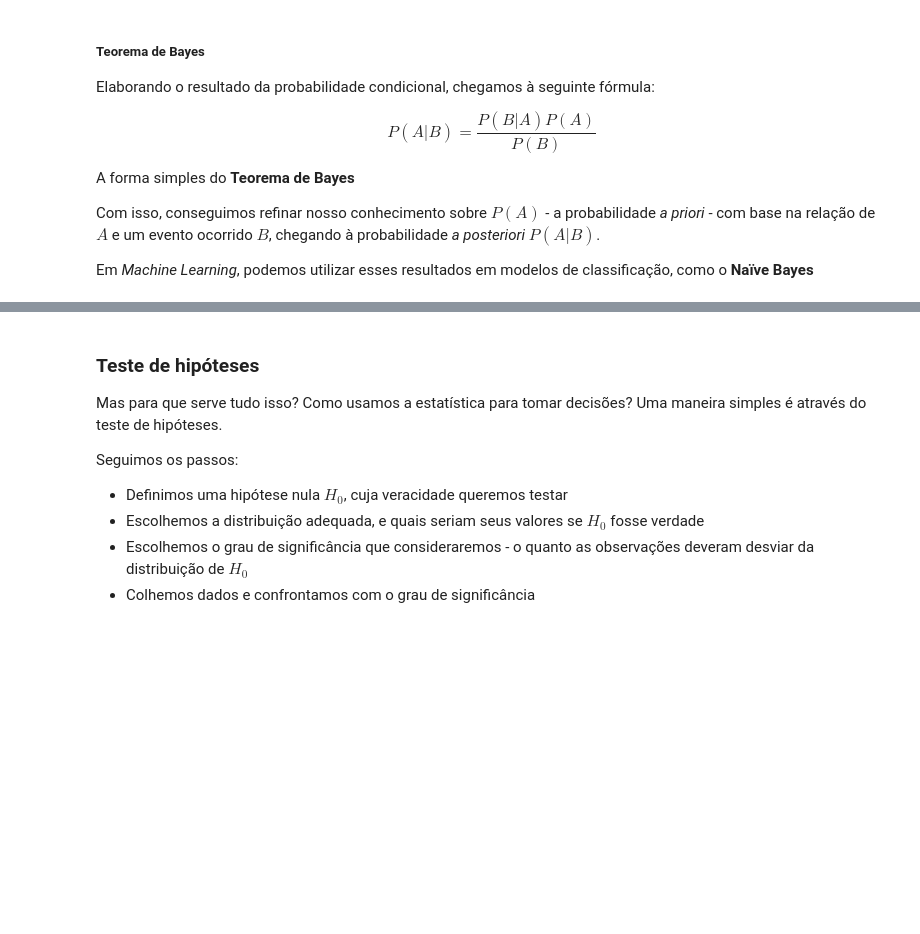
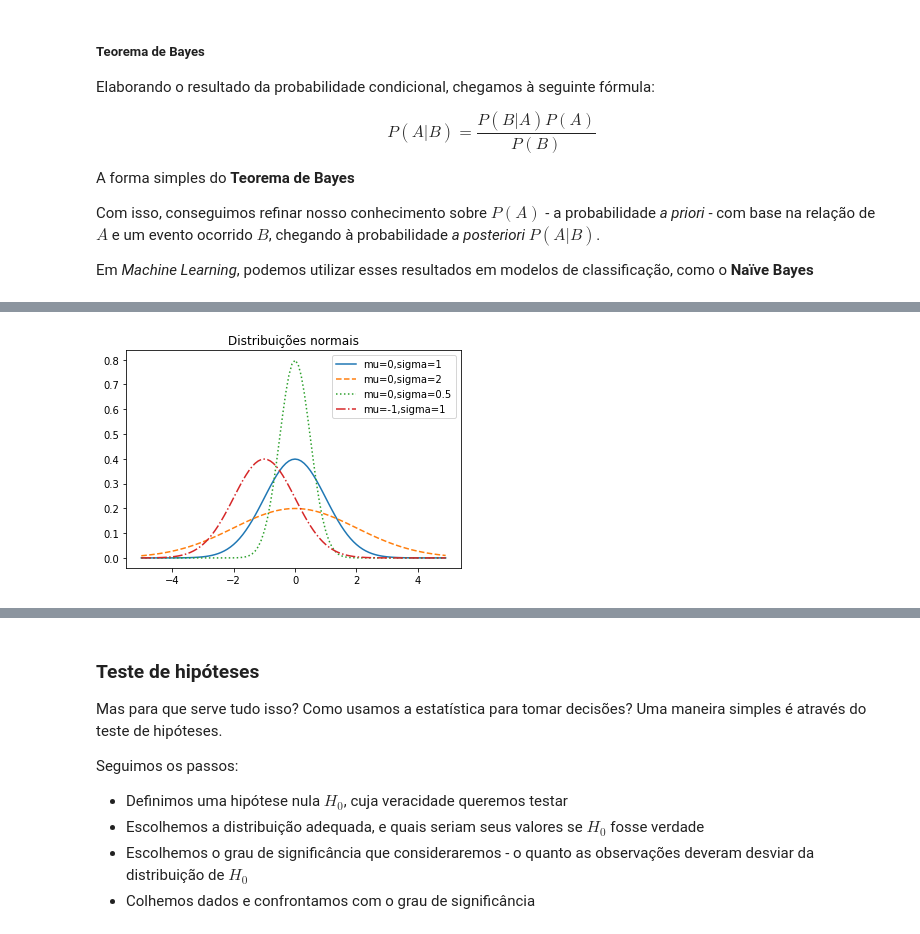
Before and after one commit to franciscodefaria/PythonBasico, a Jupyter notebook: Aula2/Aula2.ipynb, the cells around one changed output, grey strips where cells are left out. Saved outputs shown, nothing was run; the diff lists cells and outputs as text; code cells hidden in the pictures; blank space fills up the shorter version.

```diff
--- a/Aula2/Aula2.ipynb
+++ b/Aula2/Aula2.ipynb
@@ -174,0 +230,11 @@ $$f(x) = \frac{1}{\sqrt{2\pi}\hspace{1mm}\sigma} e^{-\frac{(x-\mu)^2}{2\sigma^2}
+# %%
+xs = [x / 10.0 for x in range(-50, 50)]
+plt.plot(xs,[normal_fdp(x,sigma=1) for x in xs],'-',label='mu=0,sigma=1')
+plt.plot(xs,[normal_fdp(x,sigma=2) for x in xs],'--',label='mu=0,sigma=2')
+plt.plot(xs,[normal_fdp(x,sigma=0.5) for x in xs],':',label='mu=0,sigma=0.5')
+plt.plot(xs,[normal_fdp(x,mu=-1) for x in xs],'-.',label='mu=-1,sigma=1')
+plt.legend()
+plt.title("Distribuições normais")
+plt.show()
+# %% [output]
+[figure, added]
```
Also changed, not shown: parts of 12 cells of this notebook.
